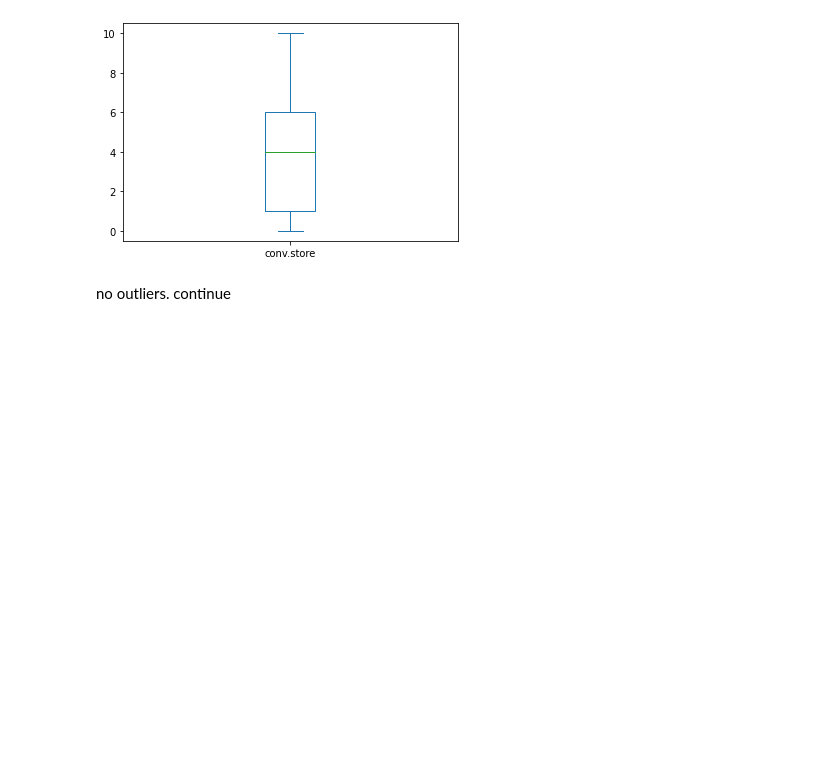
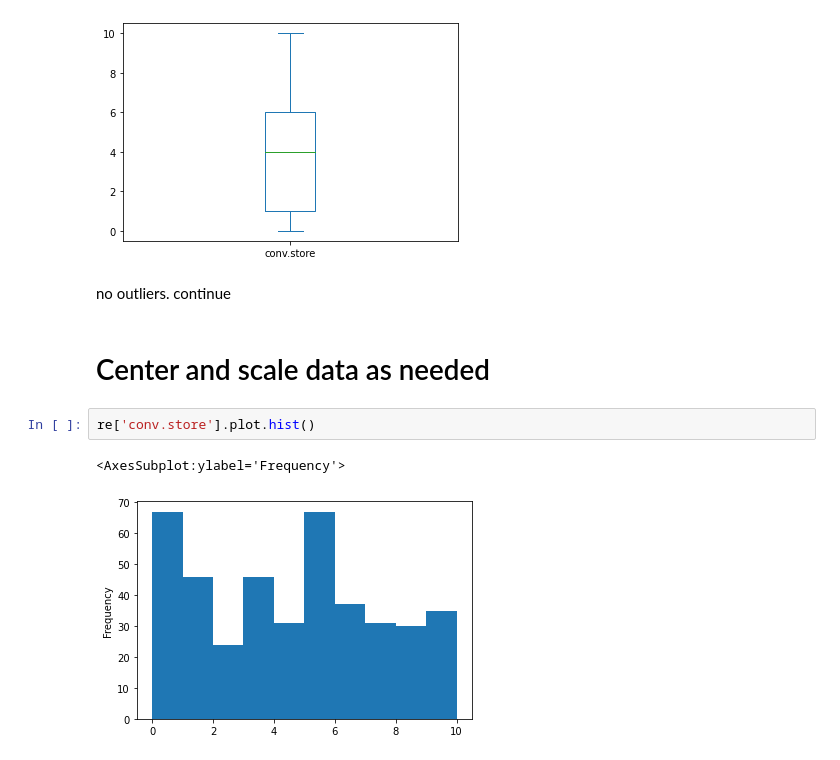
Before and after one commit to Torimazing/vjh10_infsci510, a Jupyter notebook: Assignment 2/Assignment 2.ipynb, the cells around one changed output. Drawn from its saved outputs; the diff is of its cells as text; blank space fills up the shorter version.

```diff
--- a/Assignment 2/Assignment 2.ipynb
+++ b/Assignment 2/Assignment 2.ipynb
@@ -126,3 +168,10 @@ re['conv.store'].plot.box()
 [figure]
 # %% [markdown]
 no outliers. continue
+# %% [markdown]
+# Center and scale data as needed
+# %%
+re['conv.store'].plot.hist()
+# %% [output]
+<AxesSubplot:ylabel='Frequency'>
+[figure, added]
```
Also changed, not shown: parts of 25 cells of this notebook.
